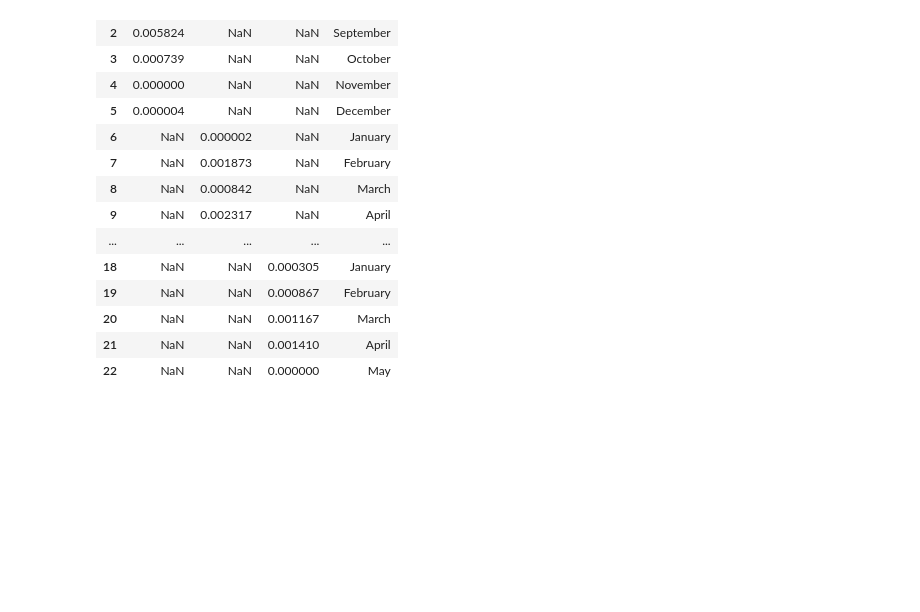
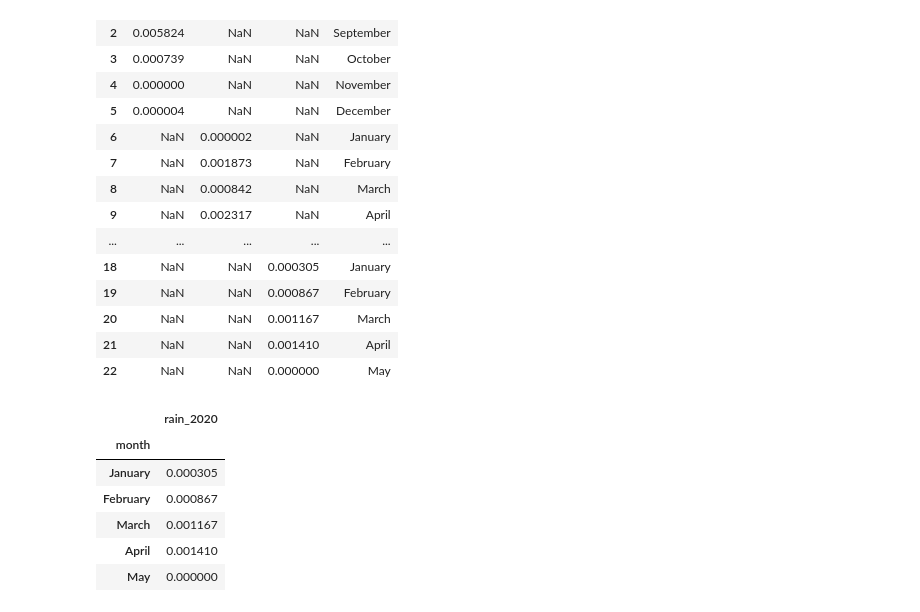
Before and after one commit to mietekdom/Nepal---Solar-Radiation-Measurments, a Jupyter notebook: Nepal_solar_radiation.ipynb, the cells around one changed output. Cells and saved outputs as stored; diff of their text form; code cells hidden in the pictures; blank space fills up the shorter version.

```diff
--- a/Nepal_solar_radiation.ipynb
+++ b/Nepal_solar_radiation.ipynb
@@ -172,3 +172,22 @@ rain_2018_2020
 | 20 | NaN | NaN | 0.001167 | March |
 | 21 | NaN | NaN | 0.001410 | April |
 | 22 | NaN | NaN | 0.000000 | May |
+# %%
+df_2018 = rain_2018_2020.iloc[0 : 6, [0, 3]]
+df_2018.set_index('month', inplace=True)
+
+df_2019 = rain_2018_2020.iloc[6 : 18, [1, 3]]
+df_2019.set_index('month', inplace=True)
+
+df_2020 = rain_2018_2020.iloc[18 : 23, [2, 3]]
+df_2020.set_index('month', inplace=True)
+
+df_2020.head(12)
+# %% [output]
+|  | rain_2020 |
+| month |  |
+| January | 0.000305 |
+| February | 0.000867 |
+| March | 0.001167 |
+| April | 0.001410 |
+| May | 0.000000 |
```
Also changed, not shown: parts of 1 cell of this notebook.
